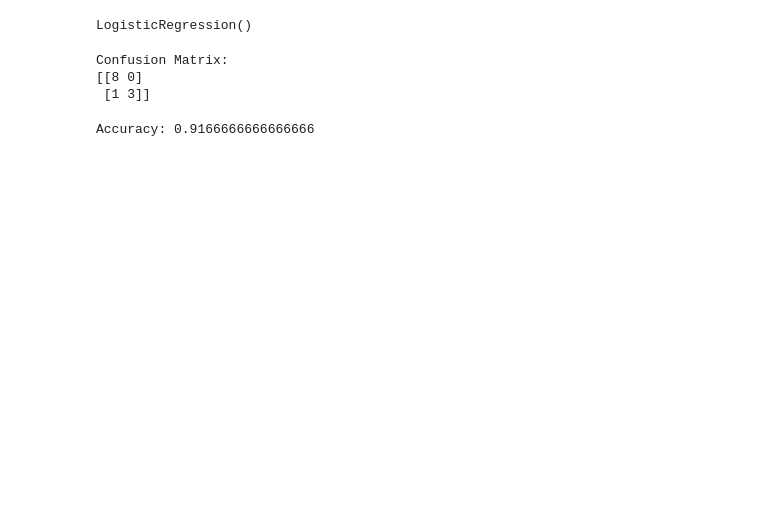
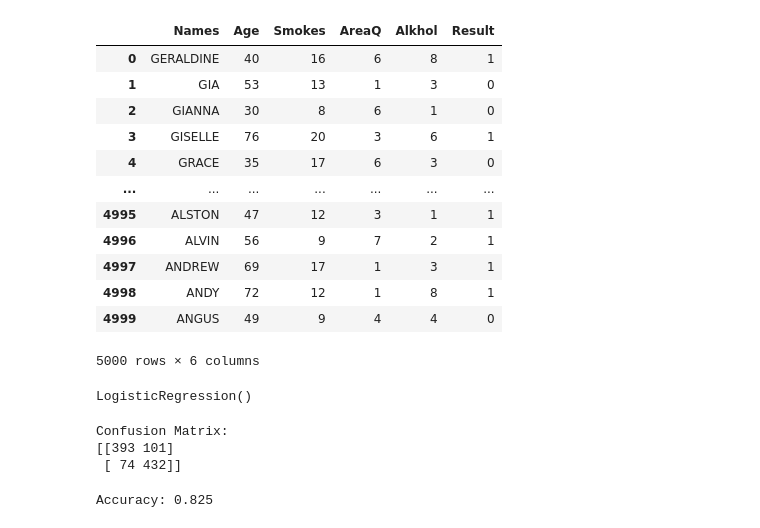
Before and after one commit to pranav-112/Machine-Learning-Algorithm-Analyzer-, a Jupyter notebook: LogisticReg_Lung (1).ipynb, the cells around one changed output. Saved outputs shown, nothing was run; the diff lists cells and outputs as text; code cells hidden in the pictures; blank space fills up the shorter version.

```diff
--- a/LogisticReg_Lung (1).ipynb
+++ b/LogisticReg_Lung (1).ipynb
@@ -7,5 +12,20 @@ from sklearn.metrics import accuracy_score, confusion_matrix
 # %%
-data=pd.read_csv(r"D:\MIT IMP\MP\mp last\datasets\lung_cancer.csv")
+data=pd.read_csv(r"datasets\greta_data.csv")
+data
+# %% [output]
+|  | Names | Age | Smokes | AreaQ | Alkhol | Result |
+| 0 | GERALDINE | 40 | 16 | 6 | 8 | 1 |
+| 1 | GIA | 53 | 13 | 1 | 3 | 0 |
+| 2 | GIANNA | 30 | 8 | 6 | 1 | 0 |
+| 3 | GISELLE | 76 | 20 | 3 | 6 | 1 |
+| 4 | GRACE | 35 | 17 | 6 | 3 | 0 |
+| ... | ... | ... | ... | ... | ... | ... |
+| 4995 | ALSTON | 47 | 12 | 3 | 1 | 1 |
+| 4996 | ALVIN | 56 | 9 | 7 | 2 | 1 |
+| 4997 | ANDREW | 69 | 17 | 1 | 3 | 1 |
+| 4998 | ANDY | 72 | 12 | 1 | 8 | 1 |
+| 4999 | ANGUS | 49 | 9 | 4 | 4 | 0 |
+5000 rows × 6 columns
 # %%
 # Split the data into features (X) and labels (y)
 X = data[['Age', 'Smokes','AreaQ','Alkhol']]
@@ -31,11 +51,11 @@ print("Confusion Matrix:")
 print(confusion)
 # %% [output]
 Confusion Matrix:
-[[8 0]
- [1 3]]
+[[393 101]
+ [ 74 432]]
 # %%
 # Calculate accuracy
 accuracy = accuracy_score(y_test, y_pred)
 print(f"Accuracy: {accuracy}")
 # %% [output]
-Accuracy: 0.9166666666666666
+Accuracy: 0.825
```
Also changed, not shown: parts of 3 cells of this notebook, 3 other files.
